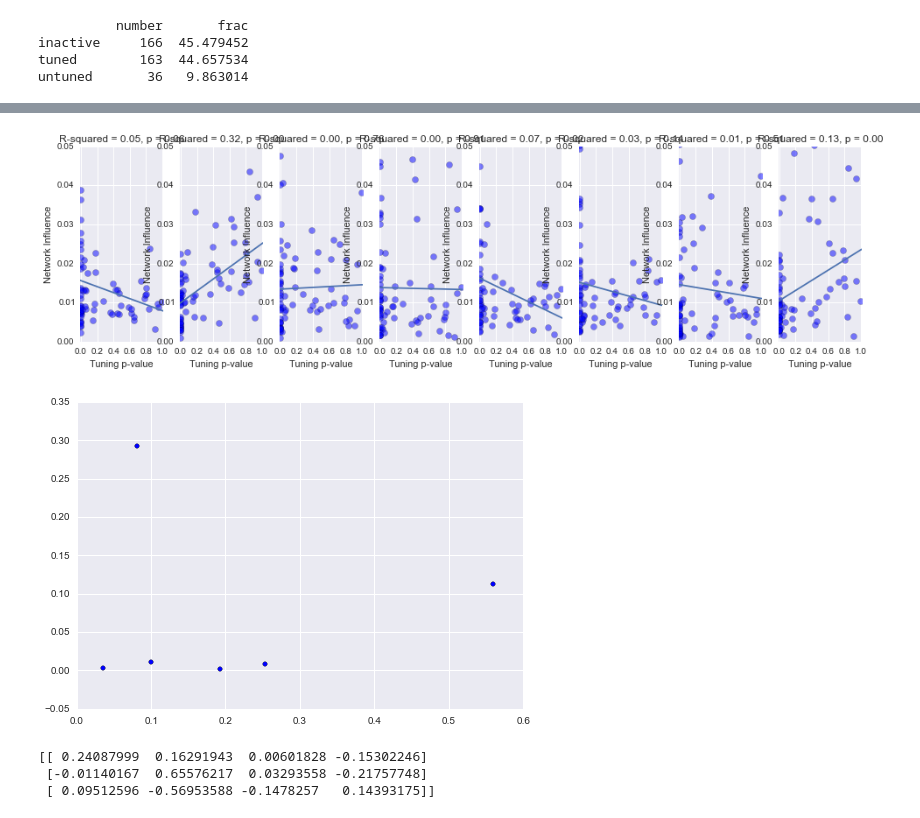
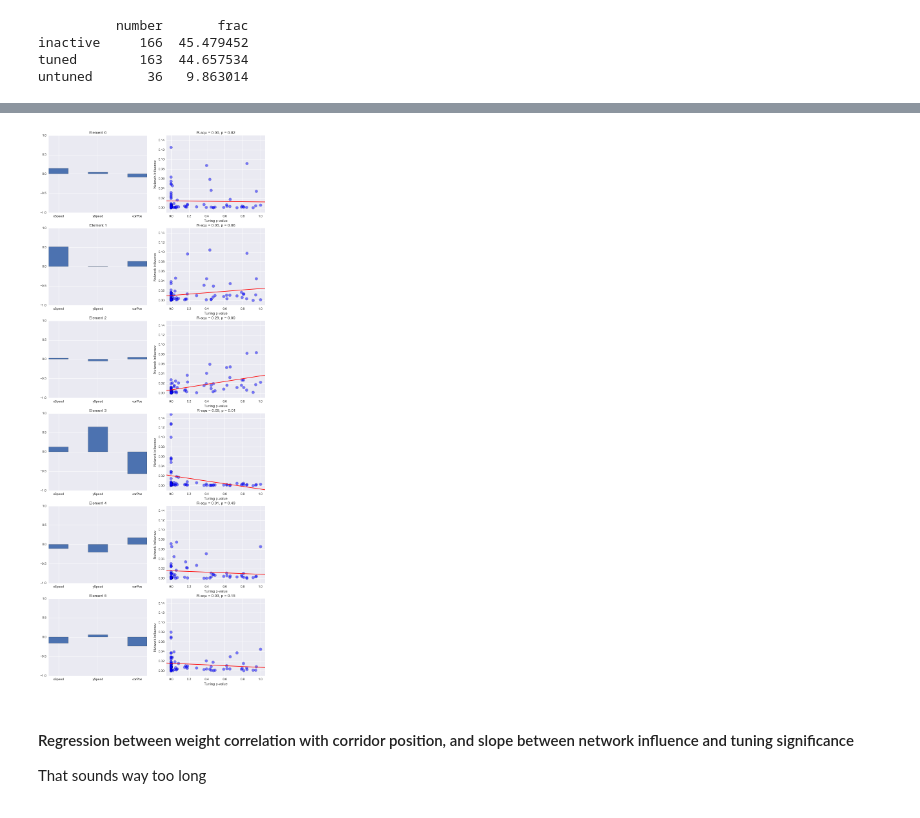
Before and after one commit to clarafy/covariance-dictionary, a Jupyter notebook: mouse_data.ipynb, the cells around one changed output, grey strips where cells are left out. Drawn from its saved outputs; the diff is of its cells as text; code cells hidden in the pictures.

```diff
--- a/mouse_data.ipynb
+++ b/mouse_data.ipynb
@@ -246,12 +283,0 @@ for i in range(k):
-# %%
-# Correlation coefficients
-sns.set_style('darkgrid')
-fig = plt.figure(figsize=(5 * n_reg, 4));
-
-for i in range(k):
-    ax = fig.add_subplot(1, k, i + 1);
-    plt.title('Element ' + str(i));
-    plt.bar(np.arange(n_reg), cor[:, i], width=0.5);
-    ax.set_xticks(np.arange(n_reg) + width / 2);
-    ax.set_xticklabels(reg_names);
-    plt.ylim(-1, 1);
@@ -260,5 +287,3 @@ for i in range(k):
 # %%
-# "Influence" of each neuron in each dictionary element
 dictionary = [covdict.reform(admm.dictionary[:, i], n) for i in range(k)]
-strength = [np.sum(abs(elem), axis=0) / np.sum(abs(elem)) for elem in dictionary]
-p_tune = table_active.units.pVal.values
+strength = [np.sum(elem ** 2, axis=0) / np.sum(elem ** 2) for elem in dictionary]
@@ -265,37 +296,40 @@ p_tune = table_active.units.pVal.values
 # %%
-plt.figure(figsize=(16, 4));
+plt.figure(figsize=(12, 5 * k));
 
-xmin = -0.01
-xmax = 1.01
-ymin = 0
-ymax = 0.05
+xmin = -0.05
+xmax = np.max(p_tune) + 0.05
+ymin = -0.01
+ymax = 0.15
 x = [xmin, xmax]
+slope = np.empty(k)
 rsqu = np.empty(k)
 p_slope = np.empty(k)
 
 for i in range(k):
 
-    plt.subplot(1, k, i + 1);
-    plt.scatter(p_tune, strength[i], s=50, alpha=0.5);
+    # Plot correlations to behavioral covariates for reference.
+    # Note any relationship between correlation to corPos and
+    # network importance of significantly tuned neurons
+    plt.subplot(k, 2, 2 * i + 1);
+    plt.bar(np.arange(n_reg), cor[:, i], width=width);
+    plt.xticks(np.arange(n_reg) + width / 2, reg_names);
+    plt.ylim(-1, 1);
+    plt.title('Element ' + str(i));
+
+    plt.subplot(k, 2, 2 * (i + 1));
+    plt.scatter(p_tune, strength[i], s=80, alpha=0.5);
     plt.xlabel('Tuning p-value');
     plt.ylabel('Network Influence');
     plt.xlim(xmin, xmax);
     plt.ylim(ymin, ymax);
 
-    slope, icp, r, p_slope[i], _ = st.linregress(pval, strength[i])
+    slope[i], icp, r, p_slope[i], _ = st.linregress(p_tune, strength[i])
     rsqu[i] = r ** 2
-    y = [slope * val + icp for val in x]
-    plt.plot(x, y);
-    plt.title('R-squared = %0.2f, p = %0.2f' % (rsqu[i], p_slope[i]));
+    y = [slope[i] * val + icp for val in x]
+    plt.plot(x, y, 'r');
+    plt.title('R-squ = %0.2f, p = %0.2f' % (rsqu[i], p_slope[i]));
 # %% [output]
-[figure, old version]
+[figure, new version]
-# %%
-plt.scatter(abs(cor[-1, :]), rsqu)
-# %% [output]
-[figure, removed]
-# %%
-print cor
-# %% [output]
-[[ 0.24087999  0.16291943  0.00601828 -0.15302246]
- [-0.01140167  0.65576217  0.03293558 -0.21757748]
- [ 0.09512596 -0.56953588 -0.1478257   0.14393175]]
+# %% [markdown]
+#### Regression between weight correlation with corridor position, and slope between network influence and tuning significance
+That sounds way too long
```
Also changed, not shown: parts of 42 cells of this notebook.
